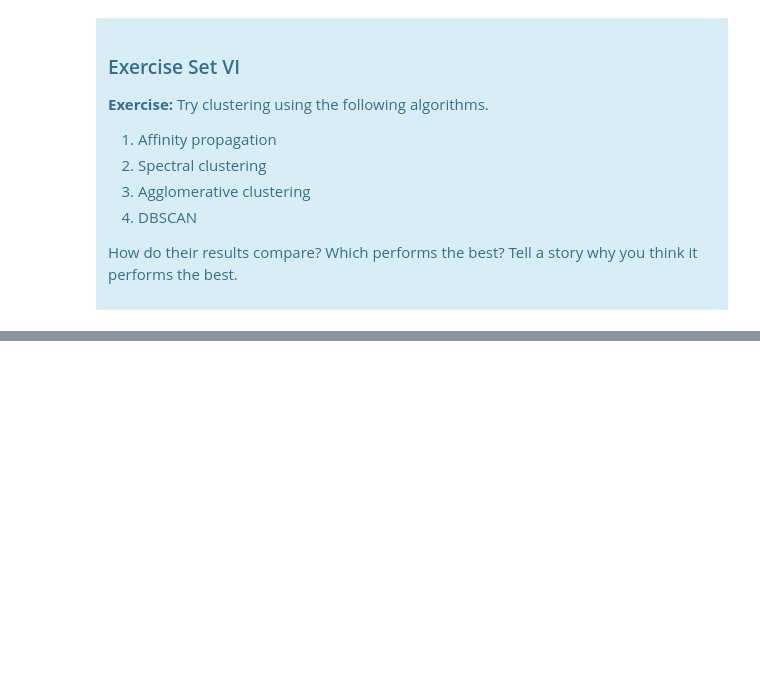
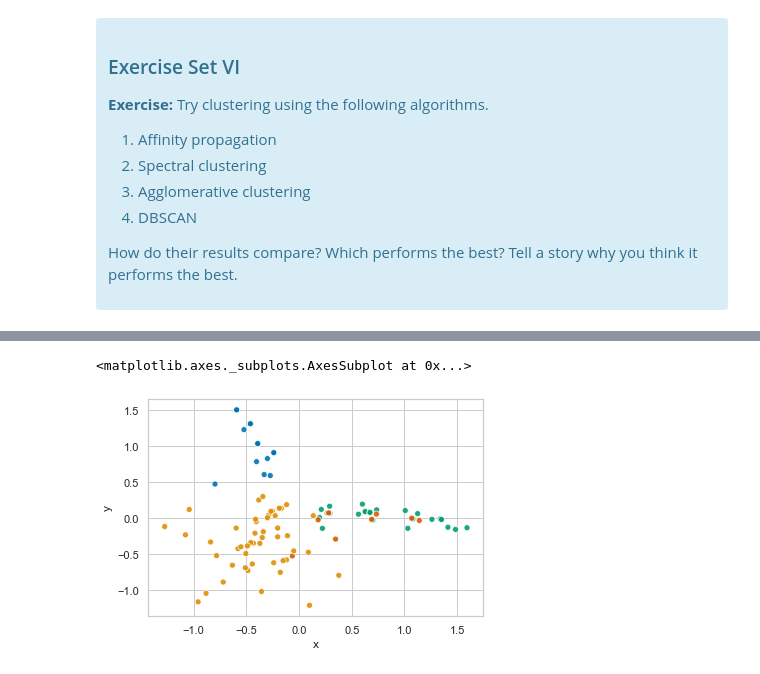
Before and after one commit to yegorkryukov/springboard, a Jupyter notebook: 16.2.6-clustering-mini-project/Mini_Project_Clustering.ipynb, the cells around one changed output, grey strips where cells are left out. Saved outputs shown, nothing was run; the diff lists cells and outputs as text; code cells hidden in the pictures; blank space fills up the shorter version.

```diff
--- a/16.2.6-clustering-mini-project/Mini_Project_Clustering.ipynb
+++ b/16.2.6-clustering-mini-project/Mini_Project_Clustering.ipynb
@@ -496,0 +529,19 @@ Source: http://scikit-learn.org/stable/modules/clustering.html
+# %%
+sc = SpectralClustering(n_clusters=4, random_state=0)
+matrix = matrix_original.copy()
+matrix['cluster'] = sc.fit_predict(X)
+pca = PCA(n_components=2)
+matrix['x'] = pca.fit_transform(X)[:,0]
+matrix['y'] = pca.fit_transform(X)[:,1]
+matrix = matrix.reset_index()
+sns.scatterplot(
+        matrix.x,
+        matrix.y,
+        hue=matrix.cluster,
+        palette='colorblind',
+        legend=False,
+        alpha=0.9
+    )
+# %% [output]
+<matplotlib.axes._subplots.AxesSubplot at 0x...>
+[figure, added]
```
Also changed, not shown: parts of 8 cells of this notebook.
